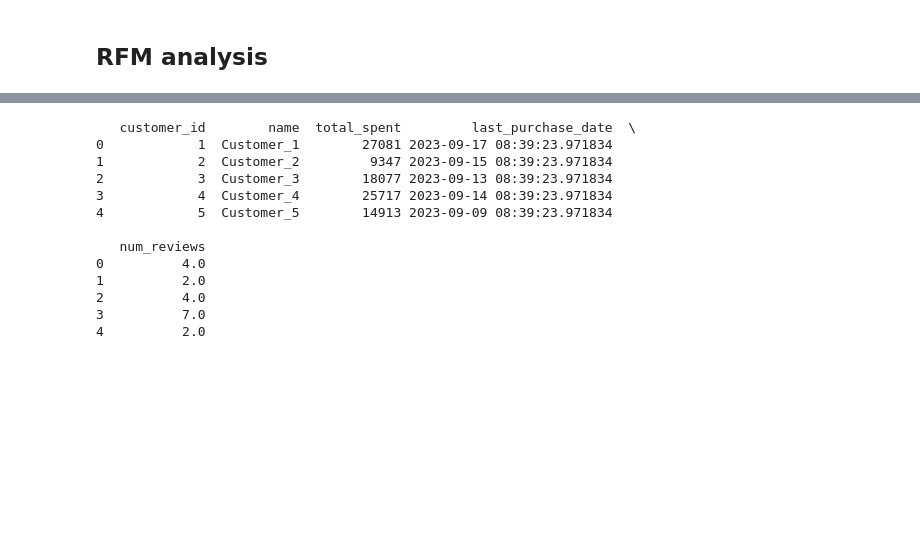
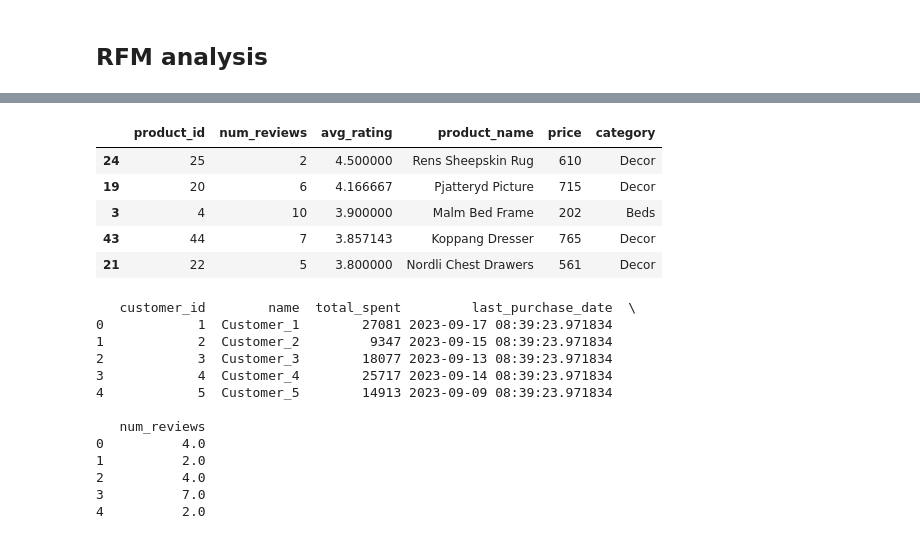
Before and after one commit to Chriscoded/DataScienceExercises, a Jupyter notebook: Furniture+store+data+analysis.ipynb, the cells around one changed output, grey strips where cells are left out. Cells and saved outputs as stored; diff of their text form; code cells hidden in the pictures; blank space fills up the shorter version.

```diff
--- a/Furniture+store+data+analysis.ipynb
+++ b/Furniture+store+data+analysis.ipynb
@@ -263,3 +285,26 @@ Length: 99, dtype: int64
+# %%
+# Group by product_id, count reviews and compute average rating
+product_reviews = ratings.groupby('product_id').agg({
+    'rating': ['count', 'mean']
+}).reset_index()
+
+# Flatten the column headers for easier reference
+product_reviews.columns = ['product_id', 'num_reviews', 'avg_rating']
+
+# Merge with the products DataFrame to get product names
+product_reviews = product_reviews.merge(products, on='product_id')
+
+# Sort by number of reviews
+top_reviewed_with_avg_rating = product_reviews.sort_values(by='avg_rating', ascending=False)
+
+top_reviewed_with_avg_rating.head()  # Display top 5 reviewed products with average ratings
+# %% [output]
+|  | product_id | num_reviews | avg_rating | product_name | price | category |
+| 24 | 25 | 2 | 4.500000 | Rens Sheepskin Rug | 610 | Decor |
+| 19 | 20 | 6 | 4.166667 | Pjatteryd Picture | 715 | Decor |
+| 3 | 4 | 10 | 3.900000 | Malm Bed Frame | 202 | Beds |
+| 43 | 44 | 7 | 3.857143 | Koppang Dresser | 765 | Decor |
+| 21 | 22 | 5 | 3.800000 | Nordli Chest Drawers | 561 | Decor |
 # %%
 # Assuming the merged_data and ratings DataFrames from previous contexts are available
 
```
Also changed, not shown: parts of 10 cells of this notebook.
